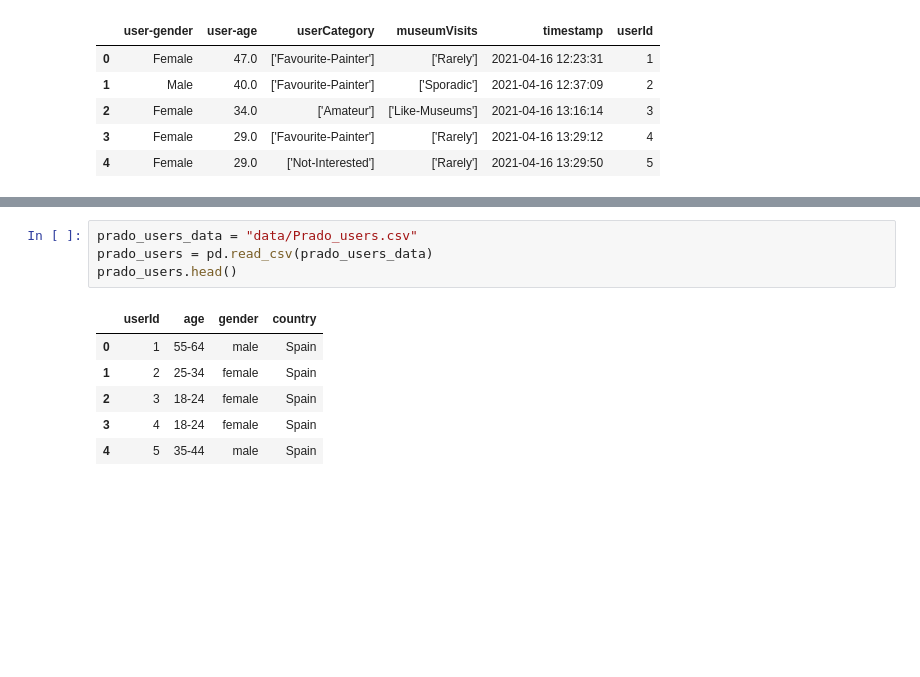
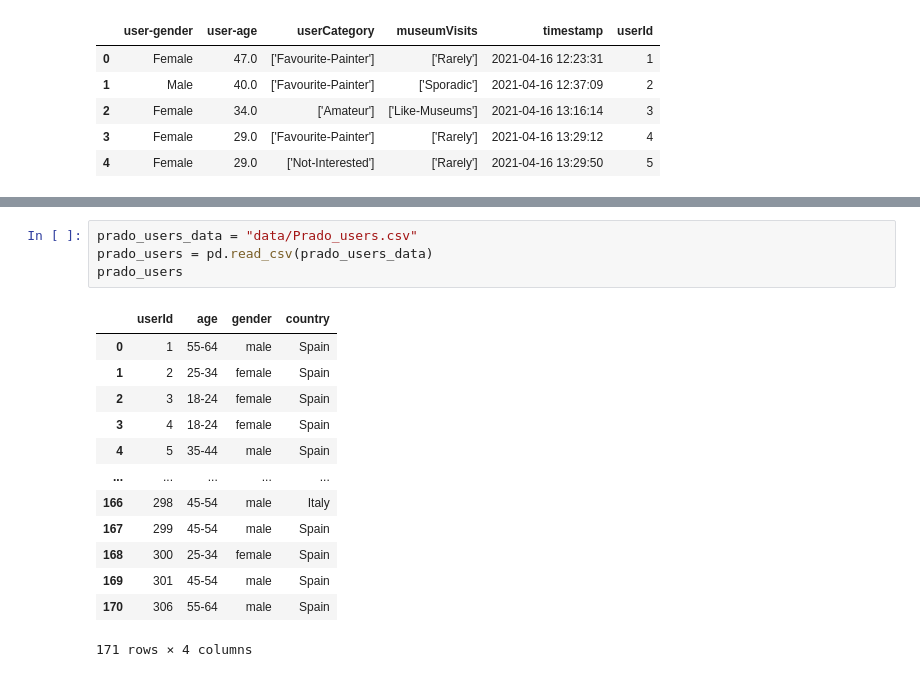
Before and after one commit to AlbertoGarciaDomenech/Comunidades-en-museos, a Jupyter notebook: Untitled1.ipynb, the cells around one changed output, grey strips where cells are left out. Saved outputs shown, nothing was run; the diff lists cells and outputs as text; blank space fills up the shorter version.

```diff
--- a/Untitled1.ipynb
+++ b/Untitled1.ipynb
@@ -42,11 +49,18 @@ emotions.head()
 # %%
 prado_users_data = "data/Prado_users.csv"
 prado_users = pd.read_csv(prado_users_data)
-prado_users.head()
+prado_users
 # %% [output]
 |  | userId | age | gender | country |
 | 0 | 1 | 55-64 | male | Spain |
 | 1 | 2 | 25-34 | female | Spain |
 | 2 | 3 | 18-24 | female | Spain |
 | 3 | 4 | 18-24 | female | Spain |
 | 4 | 5 | 35-44 | male | Spain |
+| ... | ... | ... | ... | ... |
+| 166 | 298 | 45-54 | male | Italy |
+| 167 | 299 | 45-54 | male | Spain |
+| 168 | 300 | 25-34 | female | Spain |
+| 169 | 301 | 45-54 | male | Spain |
+| 170 | 306 | 55-64 | male | Spain |
+171 rows × 4 columns
```
Also changed, not shown: parts of 12 cells of this notebook, 1 other file.
